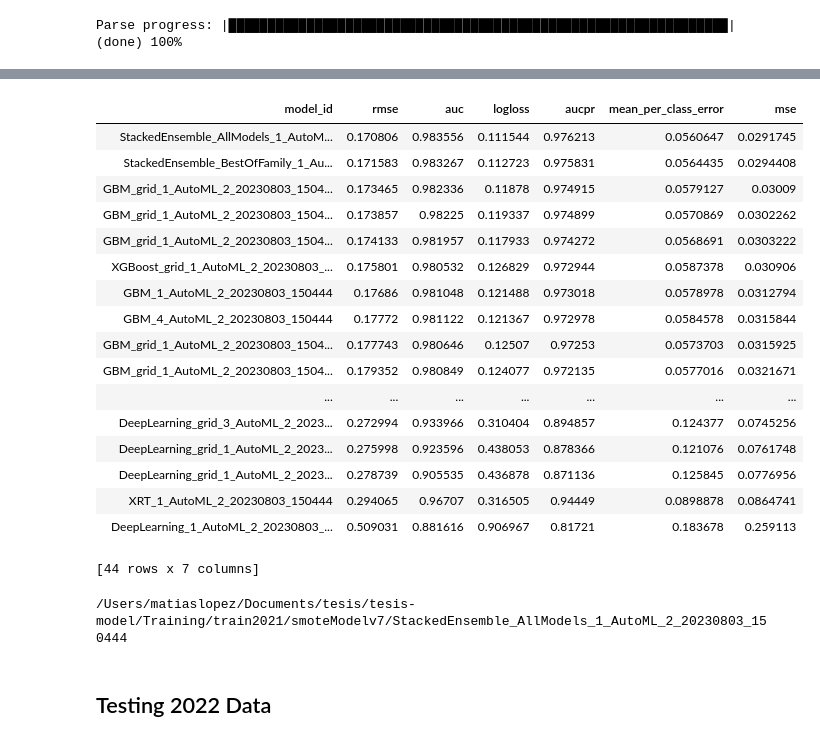
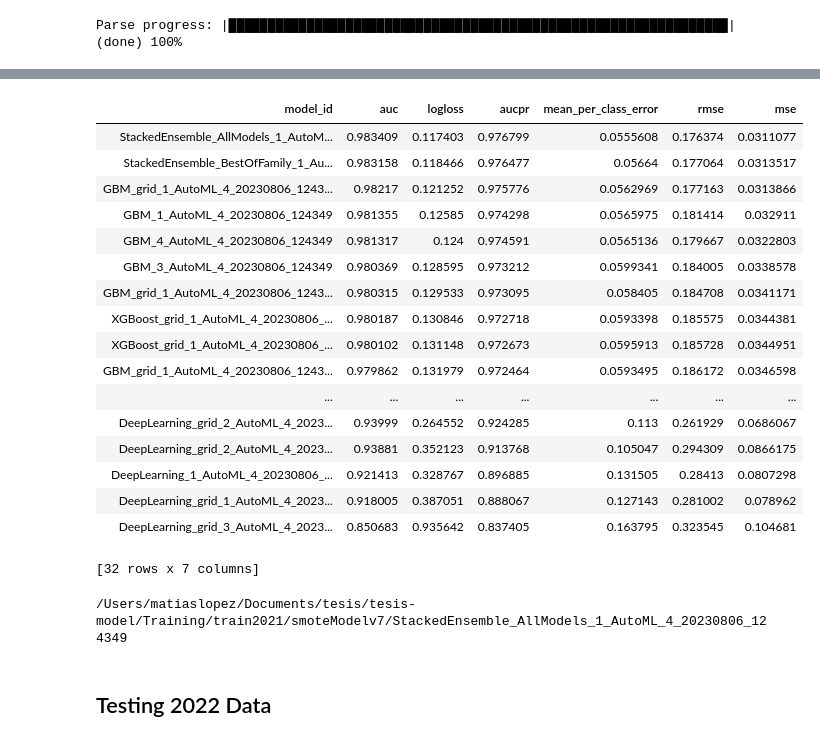
Before and after one commit to davinun99/tesis-model, a Jupyter notebook: Training/TrainingBalanced.ipynb, the cells around one changed output, grey strips where cells are left out. Cells and saved outputs as stored; diff of their text form; code cells hidden in the pictures.

```diff
--- a/Training/TrainingBalanced.ipynb
+++ b/Training/TrainingBalanced.ipynb
@@ -38,7 +38,7 @@ if True:
 	n_cmp = len(balanced_df_true)
 	n_no_cmp = len(balanced_df_false)
 	total = n_cmp + n_no_cmp
-	sample_false = balanced_df_false.sample(int(total*.65)) #Sample 70% no complaints 30 % complaints
+	sample_false = balanced_df_false.sample(int(total*.60)) #Sample 70% no complaints 30 % complaints
 	balanced_df = pd.concat([balanced_df_true, sample_false])
 # %% [markdown]
 ## Training
@@ -53,7 +53,7 @@ train[y] = train[y].asfactor()
 Parse progress: |████████████████████████████████████████████████████████████████| (done) 100%
 # %%
 # Run AutoML for 10 base models
-aml = H2OAutoML(max_models=42, seed=23, stopping_metric="RMSE", sort_metric="RMSE")
+aml = H2OAutoML(max_models=30, seed=22)
 aml.train(x=x, y=y, training_frame=train)
 
 # View the AutoML Leader
@@ -79,29 +79,29 @@ AutoML progress: |
 
 | (done) 100%
-| model_id | rmse | auc | logloss | aucpr | mean_per_class_error | mse |
-| StackedEnsemble_AllModels_1_AutoM... | 0.170806 | 0.983556 | 0.111544 | 0.976213 | 0.0560647 | 0.0291745 |
-| StackedEnsemble_BestOfFamily_1_Au... | 0.171583 | 0.983267 | 0.112723 | 0.975831 | 0.0564435 | 0.0294408 |
-| GBM_grid_1_AutoML_2_20230803_1504... | 0.173465 | 0.982336 | 0.11878 | 0.974915 | 0.0579127 | 0.03009 |
-| GBM_grid_1_AutoML_2_20230803_1504... | 0.173857 | 0.98225 | 0.119337 | 0.974899 | 0.0570869 | 0.0302262 |
-| GBM_grid_1_AutoML_2_20230803_1504... | 0.174133 | 0.981957 | 0.117933 | 0.974272 | 0.0568691 | 0.0303222 |
-| XGBoost_grid_1_AutoML_2_20230803_... | 0.175801 | 0.980532 | 0.126829 | 0.972944 | 0.0587378 | 0.030906 |
-| GBM_1_AutoML_2_20230803_150444 | 0.17686 | 0.981048 | 0.121488 | 0.973018 | 0.0578978 | 0.0312794 |
-| GBM_4_AutoML_2_20230803_150444 | 0.17772 | 0.981122 | 0.121367 | 0.972978 | 0.0584578 | 0.0315844 |
-| GBM_grid_1_AutoML_2_20230803_1504... | 0.177743 | 0.980646 | 0.12507 | 0.97253 | 0.0573703 | 0.0315925 |
-| GBM_grid_1_AutoML_2_20230803_1504... | 0.179352 | 0.980849 | 0.124077 | 0.972135 | 0.0577016 | 0.0321671 |
+| model_id | auc | logloss | aucpr | mean_per_class_error | rmse | mse |
+| StackedEnsemble_AllModels_1_AutoM... | 0.983409 | 0.117403 | 0.976799 | 0.0555608 | 0.176374 | 0.0311077 |
+| StackedEnsemble_BestOfFamily_1_Au... | 0.983158 | 0.118466 | 0.976477 | 0.05664 | 0.177064 | 0.0313517 |
+| GBM_grid_1_AutoML_4_20230806_1243... | 0.98217 | 0.121252 | 0.975776 | 0.0562969 | 0.177163 | 0.0313866 |
+| GBM_1_AutoML_4_20230806_124349 | 0.981355 | 0.12585 | 0.974298 | 0.0565975 | 0.181414 | 0.032911 |
+| GBM_4_AutoML_4_20230806_124349 | 0.981317 | 0.124 | 0.974591 | 0.0565136 | 0.179667 | 0.0322803 |
+| GBM_3_AutoML_4_20230806_124349 | 0.980369 | 0.128595 | 0.973212 | 0.0599341 | 0.184005 | 0.0338578 |
+| GBM_grid_1_AutoML_4_20230806_1243... | 0.980315 | 0.129533 | 0.973095 | 0.058405 | 0.184708 | 0.0341171 |
+| XGBoost_grid_1_AutoML_4_20230806_... | 0.980187 | 0.130846 | 0.972718 | 0.0593398 | 0.185575 | 0.0344381 |
+| XGBoost_grid_1_AutoML_4_20230806_... | 0.980102 | 0.131148 | 0.972673 | 0.0595913 | 0.185728 | 0.0344951 |
+| GBM_grid_1_AutoML_4_20230806_1243... | 0.979862 | 0.131979 | 0.972464 | 0.0593495 | 0.186172 | 0.0346598 |
 | ... | ... | ... | ... | ... | ... | ... |
-| DeepLearning_grid_3_AutoML_2_2023... | 0.272994 | 0.933966 | 0.310404 | 0.894857 | 0.124377 | 0.0745256 |
-| DeepLearning_grid_1_AutoML_2_2023... | 0.275998 | 0.923596 | 0.438053 | 0.878366 | 0.121076 | 0.0761748 |
-| DeepLearning_grid_1_AutoML_2_2023... | 0.278739 | 0.905535 | 0.436878 | 0.871136 | 0.125845 | 0.0776956 |
-| XRT_1_AutoML_2_20230803_150444 | 0.294065 | 0.96707 | 0.316505 | 0.94449 | 0.0898878 | 0.0864741 |
-| DeepLearning_1_AutoML_2_20230803_... | 0.509031 | 0.881616 | 0.906967 | 0.81721 | 0.183678 | 0.259113 |
+| DeepLearning_grid_2_AutoML_4_2023... | 0.93999 | 0.264552 | 0.924285 | 0.113 | 0.261929 | 0.0686067 |
+| DeepLearning_grid_2_AutoML_4_2023... | 0.93881 | 0.352123 | 0.913768 | 0.105047 | 0.294309 | 0.0866175 |
+| DeepLearning_1_AutoML_4_20230806_... | 0.921413 | 0.328767 | 0.896885 | 0.131505 | 0.28413 | 0.0807298 |
+| DeepLearning_grid_1_AutoML_4_2023... | 0.918005 | 0.387051 | 0.888067 | 0.127143 | 0.281002 | 0.078962 |
+| DeepLearning_grid_3_AutoML_4_2023... | 0.850683 | 0.935642 | 0.837405 | 0.163795 | 0.323545 | 0.104681 |
-[44 rows x 7 columns]
+[32 rows x 7 columns]
 # %%
 model_path = h2o.save_model(model=aml.leader, path="train2021/smoteModelv7", force=True)
 # %%
 print(model_path)
 # %% [output]
-/Users/matiaslopez/Documents/tesis/tesis-model/Training/train2021/smoteModelv7/StackedEnsemble_AllModels_1_AutoML_2_20230803_150444
+/Users/matiaslopez/Documents/tesis/tesis-model/Training/train2021/smoteModelv7/StackedEnsemble_AllModels_1_AutoML_4_20230806_124349
 # %%
 saved_model = h2o.load_model(model_path)
 # %% [markdown]
```
Also changed, not shown: parts of 5 cells of this notebook, 3 other files.
